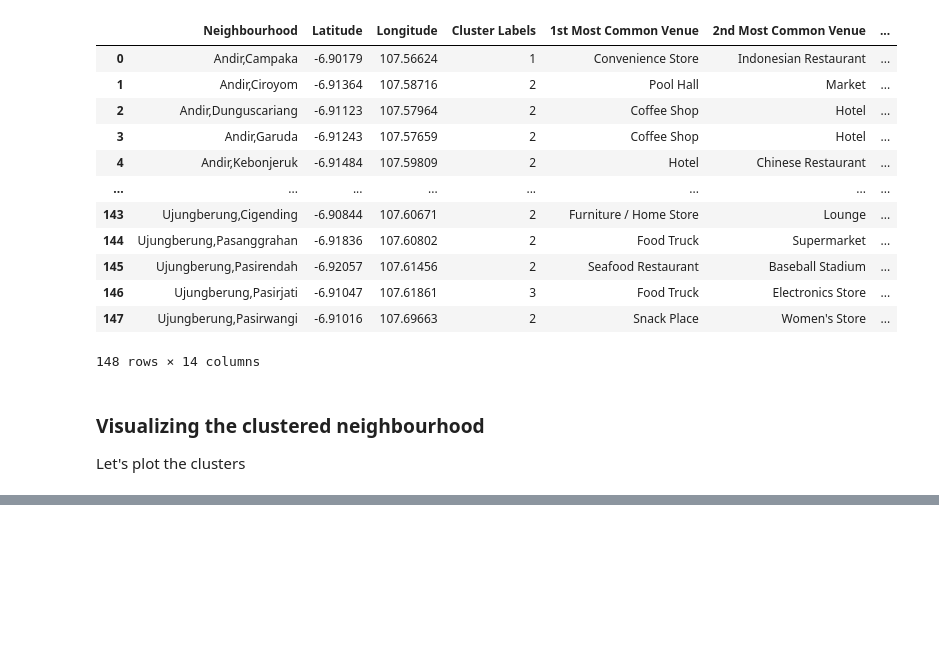
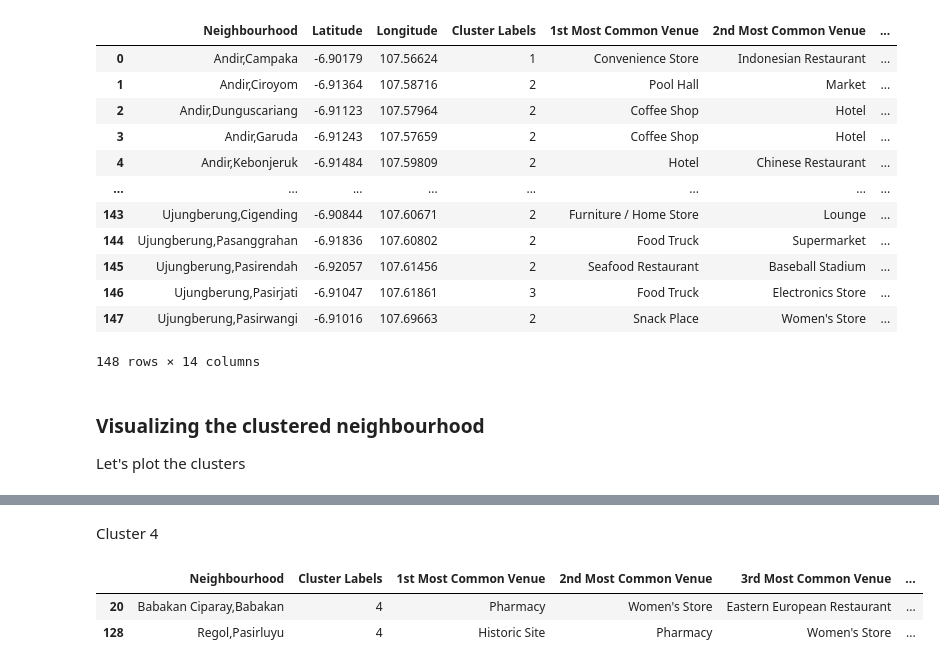
Before and after one commit to ajisumbaga7/Clustering-Kelurahan-Bandung-VS-Surabaya, a Jupyter notebook: BdgSby.ipynb, the cells around one changed output, grey strips where cells are left out. Cells and saved outputs as stored; diff of their text form; code cells hidden in the pictures; blank space fills up the shorter version.

```diff
--- a/BdgSby.ipynb
+++ b/BdgSby.ipynb
@@ -574,0 +649,9 @@ map_clusters_Bandung
+# %% [markdown]
+Cluster 4
+# %%
+Bandung_data_nonan.loc[Bandung_data_nonan['Cluster Labels'] == 4,
+                     Bandung_data_nonan.columns[[0] + list(range(3, Bandung_data_nonan.shape[1]))]]
+# %% [output]
+|  | Neighbourhood | Cluster Labels | 1st Most Common Venue | 2nd Most Common Venue | 3rd Most Common Venue | ... |
+| 20 | Babakan Ciparay,Babakan | 4 | Pharmacy | Women's Store | Eastern European Restaurant | ... |
+| 128 | Regol,Pasirluyu | 4 | Historic Site | Pharmacy | Women's Store | ... |
```
Also changed, not shown: parts of 25 cells of this notebook.
